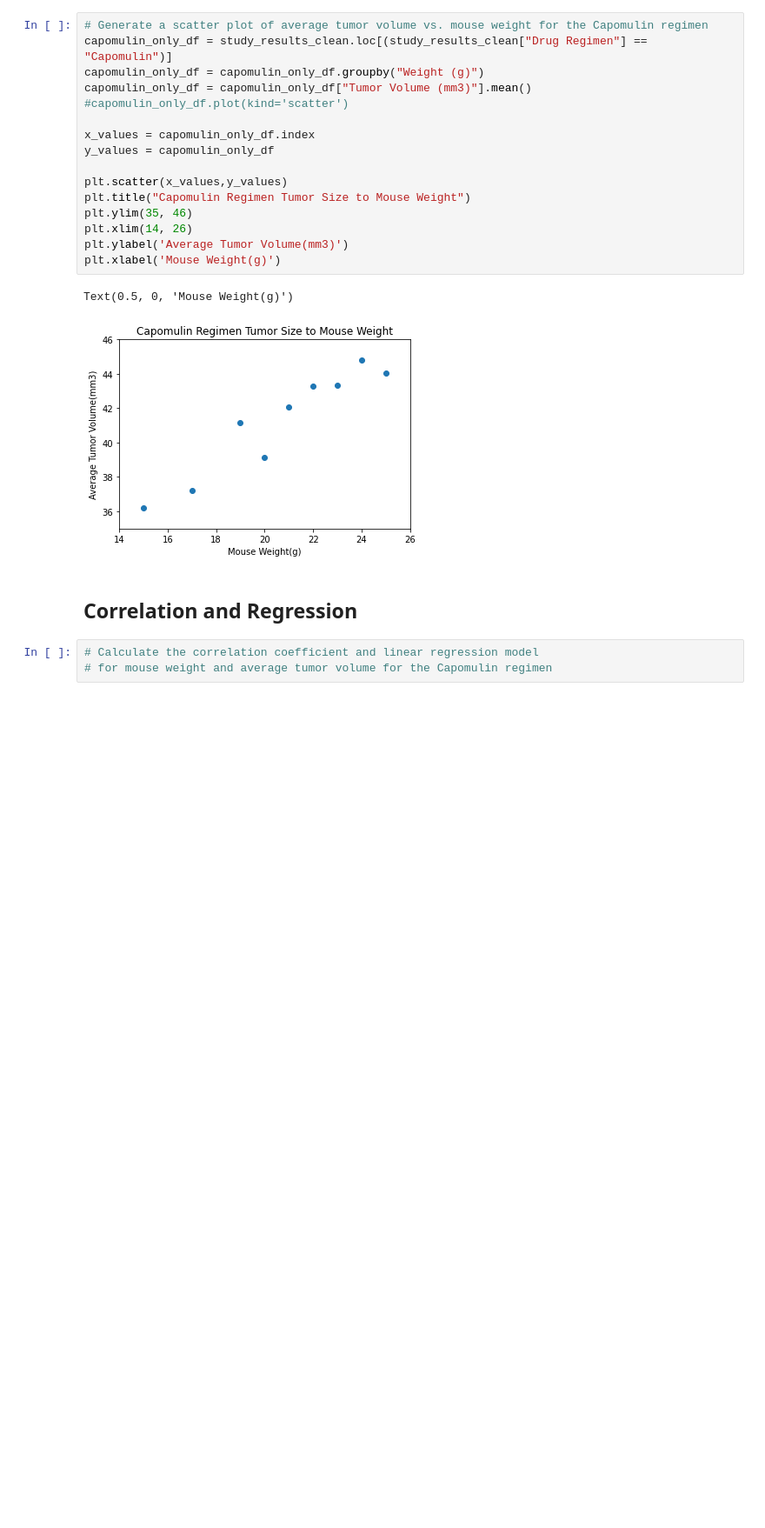
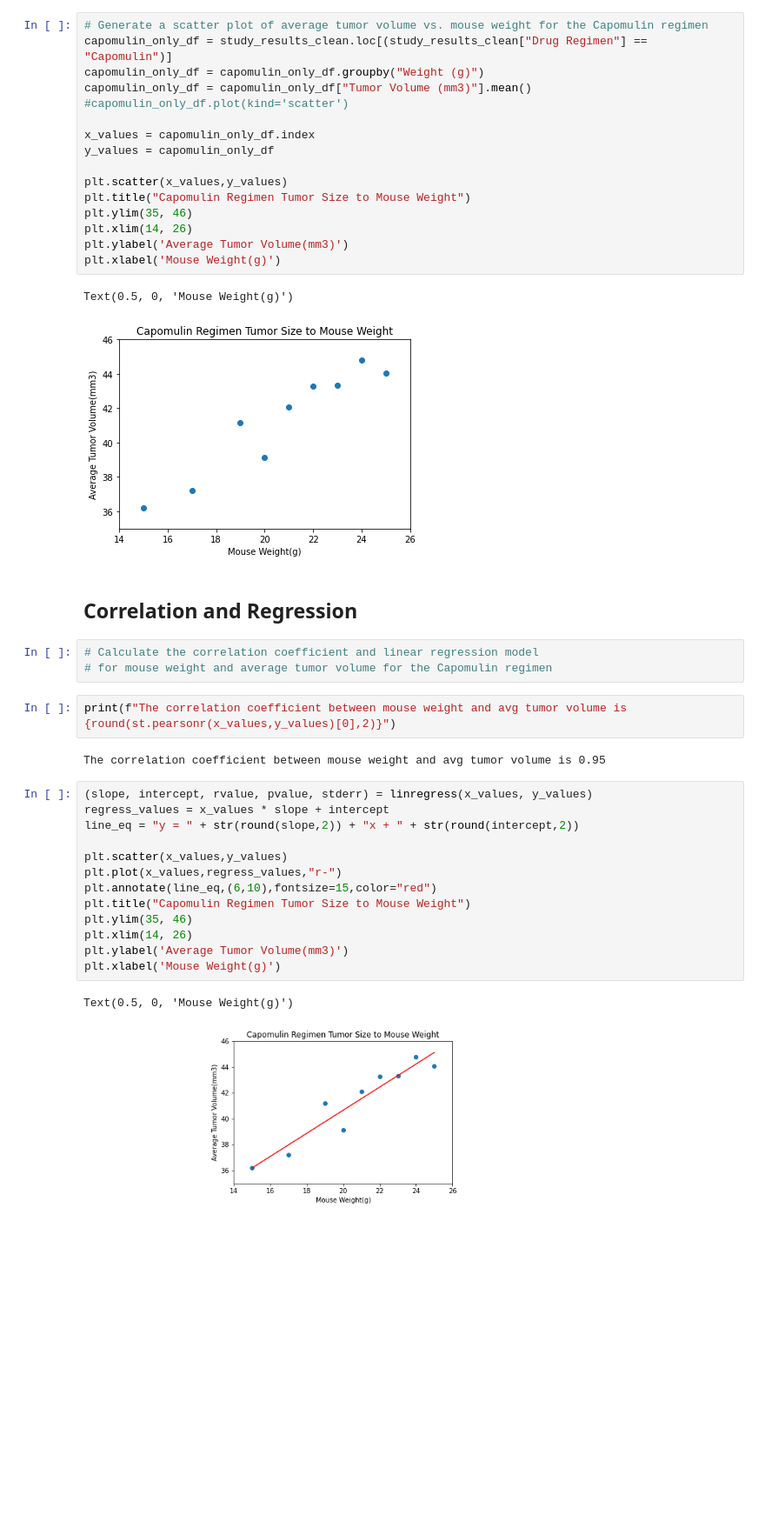
Before and after one commit to pulliam-chris/Matplotlib-Pharma, a Jupyter notebook: pymaceuticals_main.ipynb, the cells around one changed output. Shown: that part at 87% size. Saved outputs shown, nothing was run; the diff lists cells and outputs as text; blank space fills up the shorter version.

Commit message:
regression and correlation coefficient progress

```diff
--- a/pymaceuticals_main.ipynb
+++ b/pymaceuticals_main.ipynb
@@ -402,3 +403,23 @@ Text(0.5, 0, 'Mouse Weight(g)')
 # %%
 # Calculate the correlation coefficient and linear regression model
 # for mouse weight and average tumor volume for the Capomulin regimen
+# %%
+print(f"The correlation coefficient between mouse weight and avg tumor volume is {round(st.pearsonr(x_values,y_values)[0],2)}")
+# %% [output]
+The correlation coefficient between mouse weight and avg tumor volume is 0.95
+# %%
+(slope, intercept, rvalue, pvalue, stderr) = linregress(x_values, y_values)
+regress_values = x_values * slope + intercept
+line_eq = "y = " + str(round(slope,2)) + "x + " + str(round(intercept,2))
+
+plt.scatter(x_values,y_values)
+plt.plot(x_values,regress_values,"r-")
+plt.annotate(line_eq,(6,10),fontsize=15,color="red")
+plt.title("Capomulin Regimen Tumor Size to Mouse Weight")
+plt.ylim(35, 46)
+plt.xlim(14, 26)
+plt.ylabel('Average Tumor Volume(mm3)')
+plt.xlabel('Mouse Weight(g)')
+# %% [output]
+Text(0.5, 0, 'Mouse Weight(g)')
+[figure, added]
```
Also changed, not shown: parts of 1 cell of this notebook.
